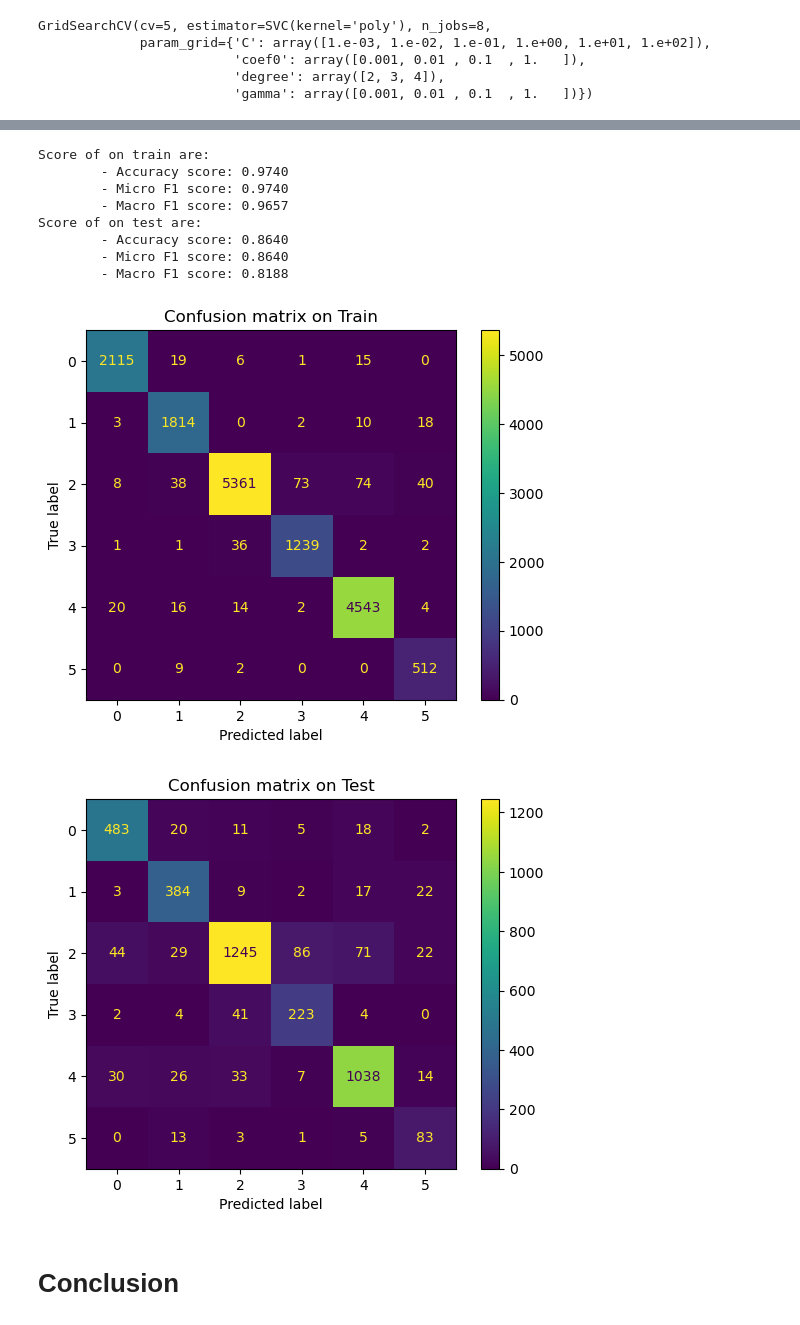
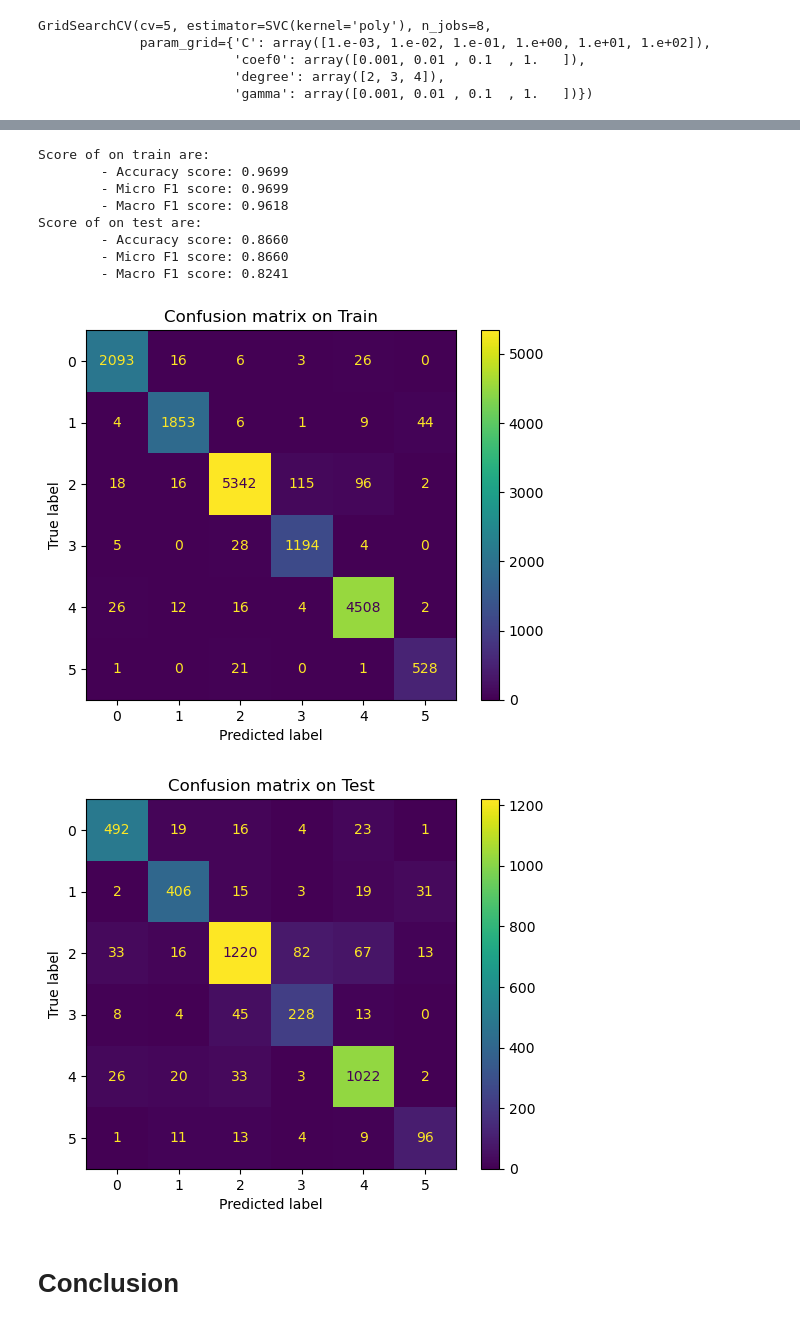
Before and after one commit to auphong2707/emotion-dectection-from-text, a Jupyter notebook: Support Vector Machine (SVM).ipynb, the cells around one changed output, grey strips where cells are left out. Drawn from its saved outputs; the diff is of its cells as text; code cells hidden in the pictures.

```diff
--- a/Support Vector Machine (SVM).ipynb
+++ b/Support Vector Machine (SVM).ipynb
@@ -269,5 +272,5 @@ Evaluate the best rbf kernel SVM model:
 # %%
-best_svm_rbf_model = SVC(C=56.0, gamma=0.01)
+best_svm_rbf_model = SVC(C=50.0, gamma=0.001291549665014884)
 best_svm_rbf_model.fit(X_train, y_train)
 evaluate_model(best_svm_rbf_model, X_train, X_test, y_train, y_test, include_training=True)
 # %% [output]
@@ -331,9 +336,9 @@ coef0 10.0
 coef0 100.0
 # %%
 dict_param = {
-    'C' : np.logspace(0, 2, 4),
-    'gamma': np.logspace(-2, 0, 4),
-    'coef0': np.logspace(-3, -1, 4),
+    'C' : np.linspace(1, 100, 5),
+    'gamma': np.linspace(0.001, 0.01, 5),
+    'coef0': np.linspace(0.001, 1, 5)
 }
 
 grid_search = GridSearchCV(SVC(kernel='sigmoid'), dict_param, cv = 5, n_jobs=8)
@@ -371,5 +372,5 @@ SVC(C=4.641588833612778, coef0=0.1, gamma=0.21544346900318834, kernel='sigmoid')
 # %%
-best_svm_sig_model = SVC(C=4.641588833612778, coef0=0.1, gamma=0.21544346900318834, kernel='sigmoid')
+best_svm_sig_model = SVC(C=50.5, coef0=1.0, gamma=0.0055000000000000005, kernel='sigmoid')
 best_svm_sig_model.fit(X_train, y_train)
 evaluate_model(best_svm_sig_model, X_train, X_test, y_train, y_test, include_training=True)
 # %% [output]
@@ -432,8 +436,8 @@ coef0 0.001
 # %%
 dict_param = {
-    'C' : np.asarray([0.1, 1, 10.0, 100]),
-    'gamma': np.asarray([0.001, 0.01, 0.1, 1]),
-    'coef0': np.linspace(0.1, 1, 4),
+    'C' : np.linspace(10, 100, 4),
+    'gamma': np.linspace(0.001, 0.004, 4),
+    'coef0': np.linspace(0.7, 1, 4),
     'degree': np.asarray([2, 3, 4])
 }
 
@@ -477,18 +479,18 @@ SVC(C=100.0, coef0=0.7, degree=2, gamma=0.01, kernel='poly') 0.853375
 # %%
-best_svm_poly_model = SVC(C=100.0, coef0=0.7, degree=2, gamma=0.01, kernel='poly')
+best_svm_poly_model = SVC(C=100.0, coef0=0.7, degree=2, gamma=0.001, kernel='poly')
 best_svm_poly_model.fit(X_train, y_train)
 evaluate_model(best_svm_poly_model, X_train, X_test, y_train, y_test, include_training=True)
 # %% [output]
 Score of on train are:
-        - Accuracy score: 0.9740
-        - Micro F1 score: 0.9740
-        - Macro F1 score: 0.9657
+        - Accuracy score: 0.9699
+        - Micro F1 score: 0.9699
+        - Macro F1 score: 0.9618
 Score of on test are:
-        - Accuracy score: 0.8640
-        - Micro F1 score: 0.8640
-        - Macro F1 score: 0.8188
+        - Accuracy score: 0.8660
+        - Micro F1 score: 0.8660
+        - Macro F1 score: 0.8241
-[figure, old version]
+[figure, new version]
-[figure, old version]
+[figure, new version]
 # %% [markdown]
 # Conclusion
 # %% [markdown]
```
Also changed, not shown: parts of 36 cells of this notebook, 2 other files.
